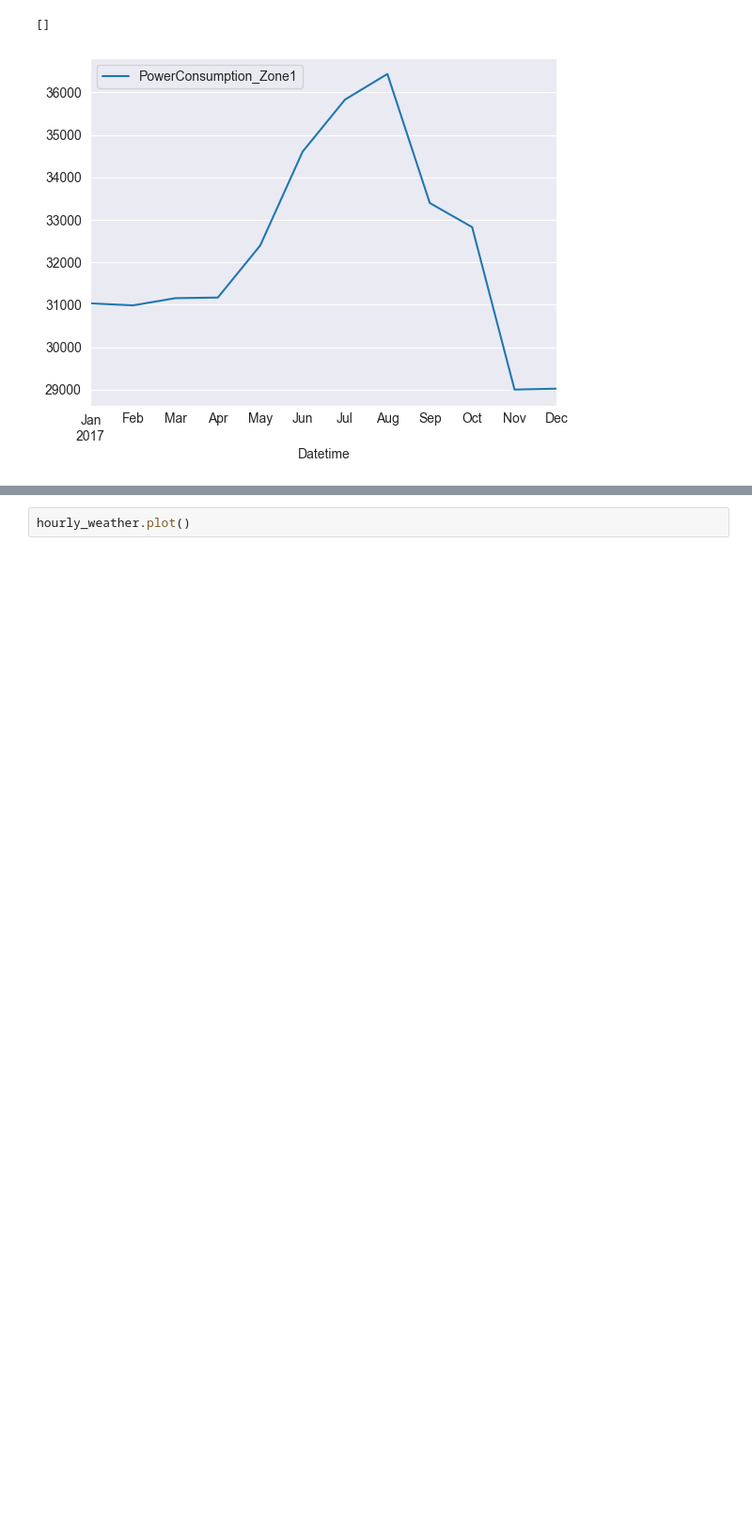
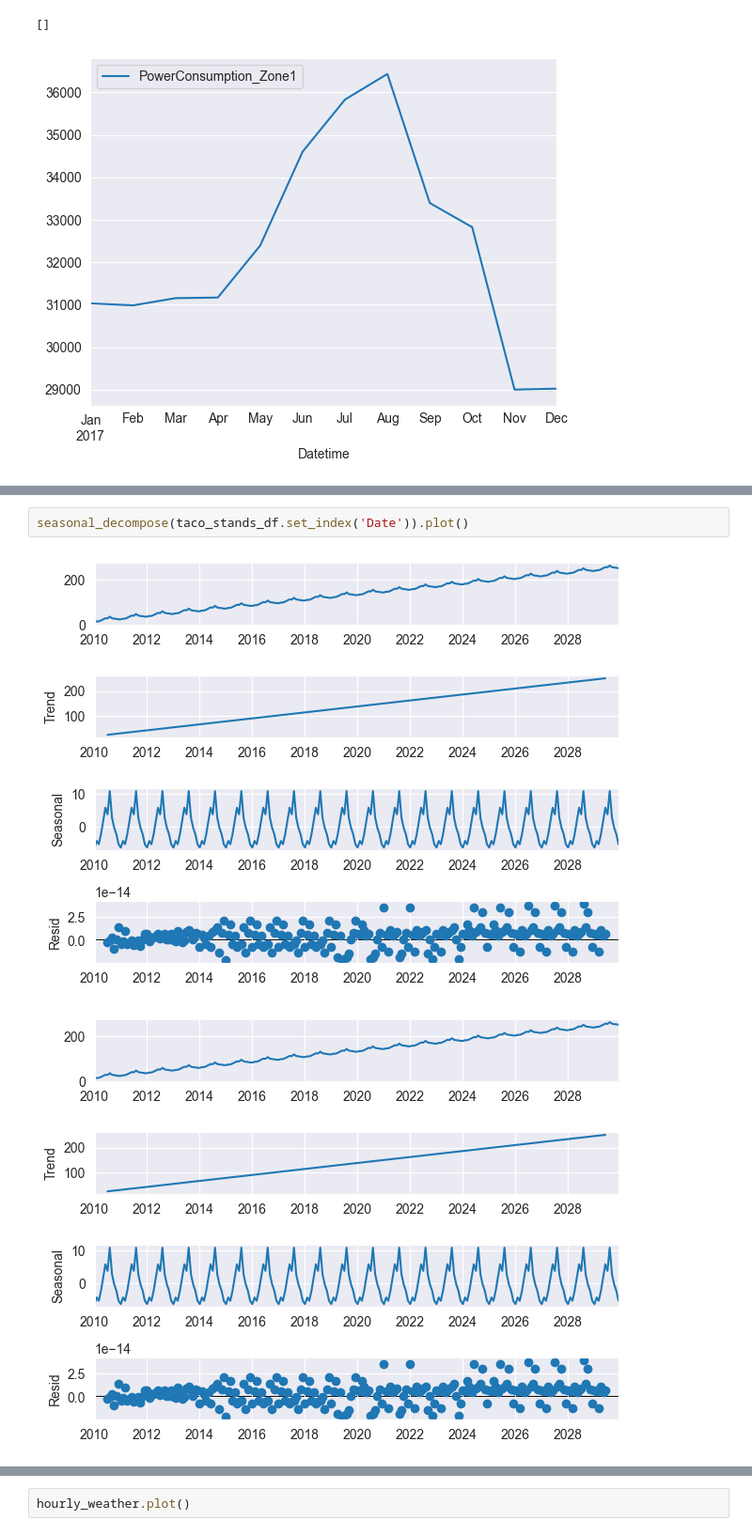
Before and after one commit to ideaguy3d/data-engineering-practice, a Jupyter notebook: _maven/regression_forecasting/10_time_series_assignments.ipynb, the cells around one changed output, grey strips where cells are left out. Shown at 94% size. Cells and saved outputs as stored; diff of their text form; blank space fills up the shorter version.

```diff
--- a/_maven/regression_forecasting/10_time_series_assignments.ipynb
+++ b/_maven/regression_forecasting/10_time_series_assignments.ipynb
@@ -70,0 +87,5 @@ by_month_df.plot()
+# %%
+seasonal_decompose(taco_stands_df.set_index('Date')).plot()
+# %% [output]
+[figure, added]
+[figure, added]
```
Also changed, not shown: parts of 31 cells of this notebook.
